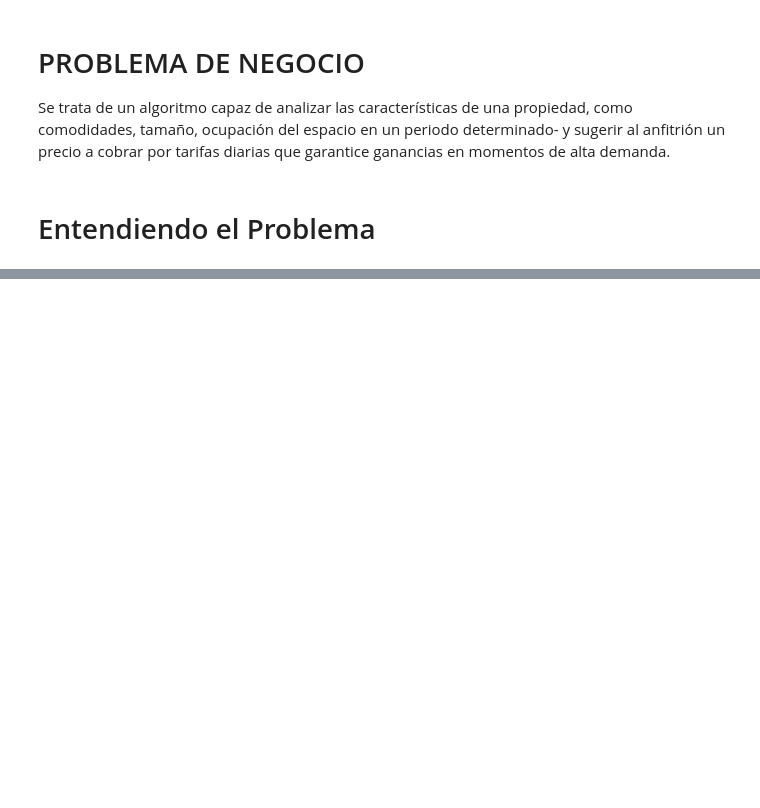
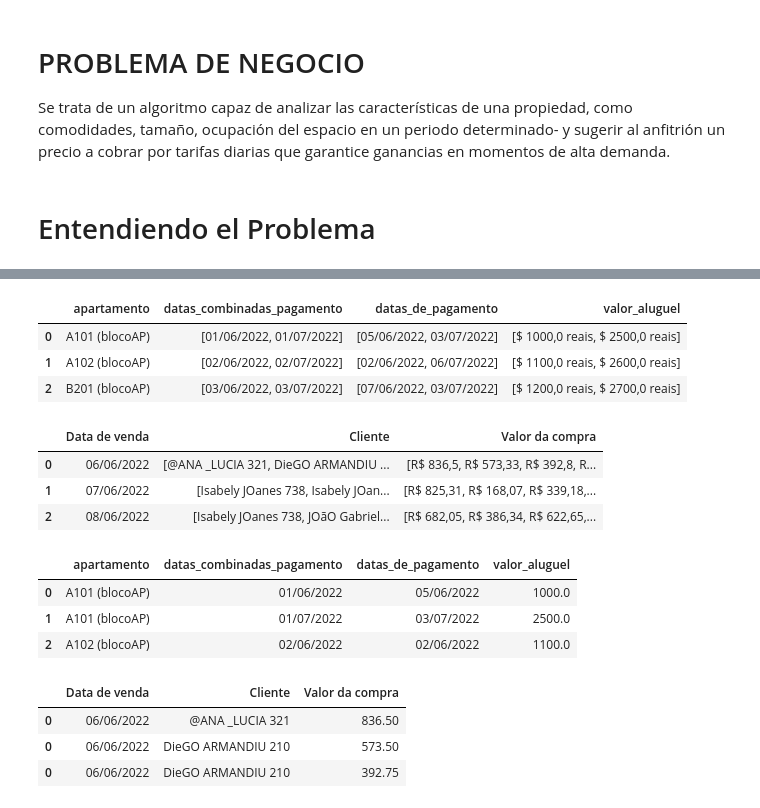
Before and after one commit to HJuliamPR/ColabPython, a Jupyter notebook: PandasTratamientoManipulación.ipynb, the cells around one changed output, grey strips where cells are left out. Cells and saved outputs as stored; diff of their text form; code cells hidden in the pictures; blank space fills up the shorter version.

```diff
--- a/PandasTratamientoManipulación.ipynb
+++ b/PandasTratamientoManipulación.ipynb
@@ -22,0 +143,16 @@ DataHosting.head()
+# %%
+DataLocacao = pd.json_normalize(DataLocacao['dados_locacao'])
+DataLocacao.head(3)
+# %% [output]
+|  | apartamento | datas_combinadas_pagamento | datas_de_pagamento | valor_aluguel |
+| 0 | A101 (blocoAP) | [01/06/2022, 01/07/2022] | [05/06/2022, 03/07/2022] | [$ 1000,0 reais, $ 2500,0 reais] |
+| 1 | A102 (blocoAP) | [02/06/2022, 02/07/2022] | [02/06/2022, 06/07/2022] | [$ 1100,0 reais, $ 2600,0 reais] |
+| 2 | B201 (blocoAP) | [03/06/2022, 03/07/2022] | [07/06/2022, 03/07/2022] | [$ 1200,0 reais, $ 2700,0 reais] |
+# %%
+DataVentas = pd.json_normalize( DataVentas['dados_vendas'] )
+DataVentas.head(3)
+# %% [output]
+|  | Data de venda | Cliente | Valor da compra |
+| 0 | 06/06/2022 | [@ANA _LUCIA 321, DieGO ARMANDIU ... | [R$ 836,5, R$ 573,33, R$ 392,8, R... |
+| 1 | 07/06/2022 | [Isabely JOanes 738, Isabely JOan... | [R$ 825,31, R$ 168,07, R$ 339,18,... |
+| 2 | 08/06/2022 | [Isabely JOanes 738, JOãO Gabriel... | [R$ 682,05, R$ 386,34, R$ 622,65,... |
@@ -22,0 +169,14 @@ DataHosting.head()
+# %%
+DataLocacao.head(3)
+# %% [output]
+|  | apartamento | datas_combinadas_pagamento | datas_de_pagamento | valor_aluguel |
+| 0 | A101 (blocoAP) | 01/06/2022 | 05/06/2022 | 1000.0 |
+| 1 | A101 (blocoAP) | 01/07/2022 | 03/07/2022 | 2500.0 |
+| 2 | A102 (blocoAP) | 02/06/2022 | 02/06/2022 | 1100.0 |
+# %%
+DataVentas.head(3)
+# %% [output]
+|  | Data de venda | Cliente | Valor da compra |
+| 0 | 06/06/2022 | @ANA _LUCIA 321 | 836.50 |
+| 0 | 06/06/2022 | DieGO ARMANDIU 210 | 573.50 |
+| 0 | 06/06/2022 | DieGO ARMANDIU 210 | 392.75 |
```
Also changed, not shown: parts of 20 cells of this notebook.
